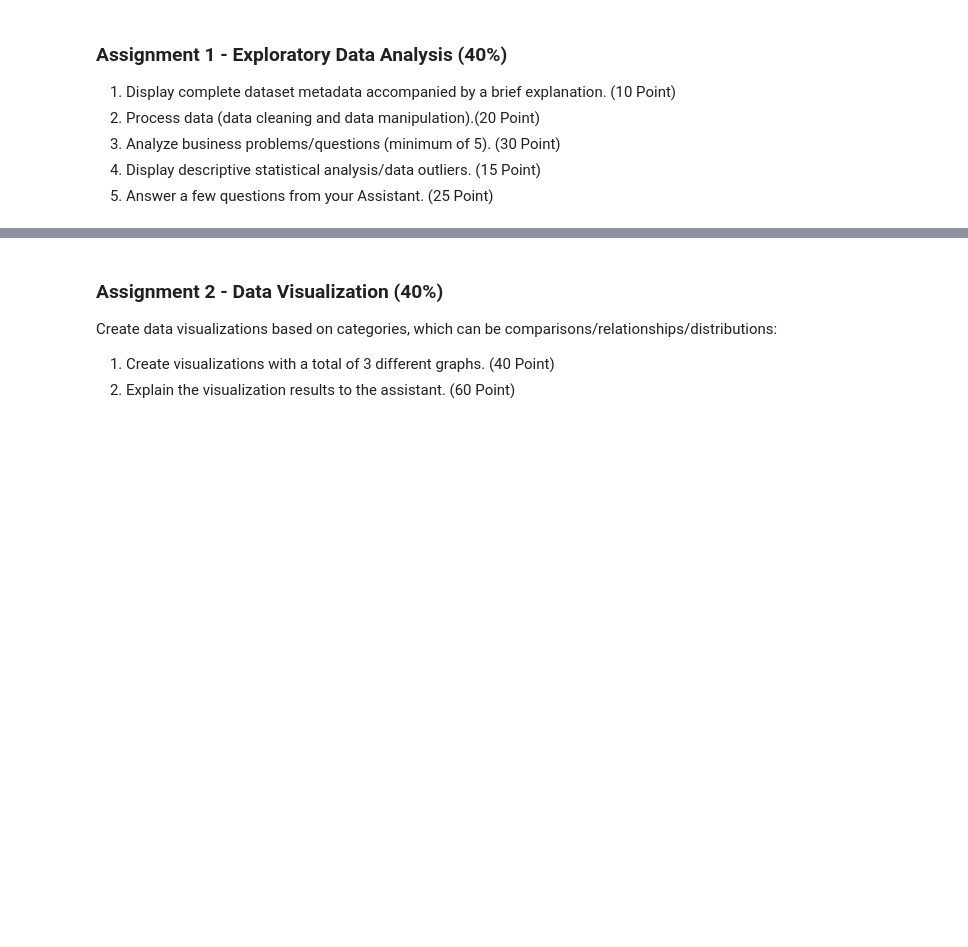
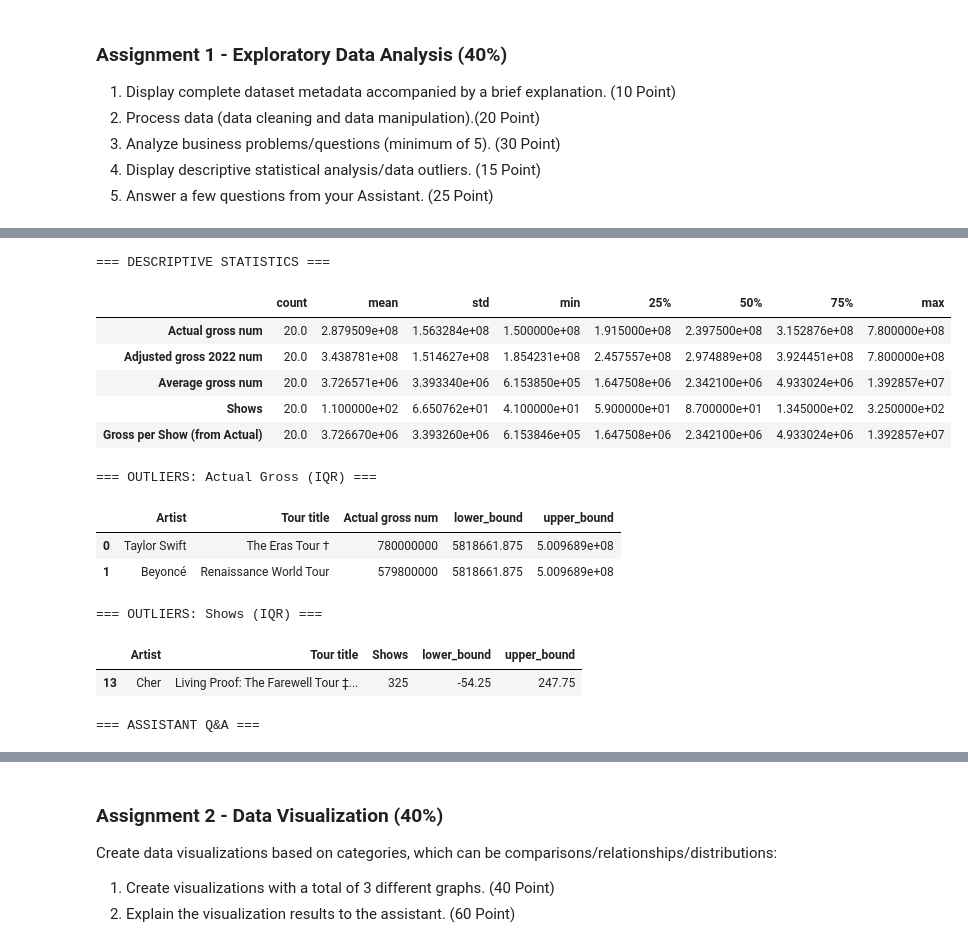
Before and after one commit to FatihHDR/data-mining, a Jupyter notebook: modul2/MODULE_2_DATA_MINING_EDA_&_Visualization_Data.ipynb, the cells around one changed output, grey strips where cells are left out. Saved outputs shown, nothing was run; the diff lists cells and outputs as text; code cells hidden in the pictures; blank space fills up the shorter version.

```diff
--- a/modul2/MODULE_2_DATA_MINING_EDA_&_Visualization_Data.ipynb
+++ b/modul2/MODULE_2_DATA_MINING_EDA_&_Visualization_Data.ipynb
@@ -794,0 +1012,76 @@ Every data analyst has their own way of achieving their analysis goals. Using th
+# %%
+# Assignment 1 - EDA | Step 4 + 5: Descriptive stats, outliers, and assistant Q&A
+numeric_cols = [
+    'Actual gross num',
+    'Adjusted gross 2022 num',
+    'Average gross num',
+    'Shows',
+    'Gross per Show (from Actual)'
+]
+
+print('=== DESCRIPTIVE STATISTICS ===')
+display(df[numeric_cols].describe().T)
+
+# Outlier detection with IQR
+def detect_outliers_iqr(data, col):
+    q1 = data[col].quantile(0.25)
+    q3 = data[col].quantile(0.75)
+    iqr = q3 - q1
+    lower = q1 - 1.5 * iqr
+    upper = q3 + 1.5 * iqr
+    out = data[(data[col] < lower) | (data[col] > upper)][['Artist', 'Tour title', col]].copy()
+    out['lower_bound'] = lower
+    out['upper_bound'] = upper
+    return out.sort_values(col, ascending=False)
+
+outliers_actual = detect_outliers_iqr(df, 'Actual gross num')
+outliers_shows = detect_outliers_iqr(df, 'Shows')
+
+print('=== OUTLIERS: Actual Gross (IQR) ===')
+display(outliers_actual.head(10))
+
+print('=== OUTLIERS: Shows (IQR) ===')
+display(outliers_shows.head(10))
+
+# Step 5: answer a few questions from assistant
+assistant_qa = pd.DataFrame([
+    {
+        'Assistant Question': 'What is the key data quality issue in this dataset?',
+        'Your Answer': 'Nilai numerik masih dalam format teks (currency, simbol, catatan [x], serta karakter non-standar), sehingga perlu parsing sebelum analisis.'
+    },
+    {
+        'Assistant Question': 'Which KPI should be prioritized by music promoters?',
+        'Your Answer': 'Gross per show, karena merefleksikan efisiensi monetisasi setiap jadwal pertunjukan.'
+    },
+    {
+        'Assistant Question': 'Who appears most dominant by adjusted gross?',
+        'Your Answer': f"{df.groupby('Artist')['Adjusted gross 2022 num'].sum().idxmax()}"
+    },
+    {
+        'Assistant Question': 'Is expansion of number of shows always effective?',
+        'Your Answer': f"Tidak selalu. Korelasi Shows vs Actual gross = {df[['Shows','Actual gross num']].corr().iloc[0,1]:.3f}, jadi efeknya tidak sepenuhnya linear."
+    },
+    {
+        'Assistant Question': 'What recommendation can be given from this EDA?',
+        'Your Answer': 'Fokus pada kombinasi artis dengan gross per show tinggi dan perencanaan durasi tur optimal, bukan hanya menambah jumlah show.'
+    }
+])
+
+print('=== ASSISTANT Q&A ===')
+display(assistant_qa)
+# %% [output]
+=== DESCRIPTIVE STATISTICS ===
+|  | count | mean | std | min | 25% | 50% | 75% | max |
+| Actual gross num | 20.0 | 2.879509e+08 | 1.563284e+08 | 1.500000e+08 | 1.915000e+08 | 2.397500e+08 | 3.152876e+08 | 7.800000e+08 |
+| Adjusted gross 2022 num | 20.0 | 3.438781e+08 | 1.514627e+08 | 1.854231e+08 | 2.457557e+08 | 2.974889e+08 | 3.924451e+08 | 7.800000e+08 |
+| Average gross num | 20.0 | 3.726571e+06 | 3.393340e+06 | 6.153850e+05 | 1.647508e+06 | 2.342100e+06 | 4.933024e+06 | 1.392857e+07 |
+| Shows | 20.0 | 1.100000e+02 | 6.650762e+01 | 4.100000e+01 | 5.900000e+01 | 8.700000e+01 | 1.345000e+02 | 3.250000e+02 |
+| Gross per Show (from Actual) | 20.0 | 3.726670e+06 | 3.393260e+06 | 6.153846e+05 | 1.647508e+06 | 2.342100e+06 | 4.933024e+06 | 1.392857e+07 |
+=== OUTLIERS: Actual Gross (IQR) ===
+|  | Artist | Tour title | Actual gross num | lower_bound | upper_bound |
+| 0 | Taylor Swift | The Eras Tour † | 780000000 | 5818661.875 | 5.009689e+08 |
+| 1 | Beyoncé | Renaissance World Tour | 579800000 | 5818661.875 | 5.009689e+08 |
+=== OUTLIERS: Shows (IQR) ===
+|  | Artist | Tour title | Shows | lower_bound | upper_bound |
+| 13 | Cher | Living Proof: The Farewell Tour ‡... | 325 | -54.25 | 247.75 |
+=== ASSISTANT Q&A ===
```
Also changed, not shown: parts of 8 cells of this notebook, 2 other files.
